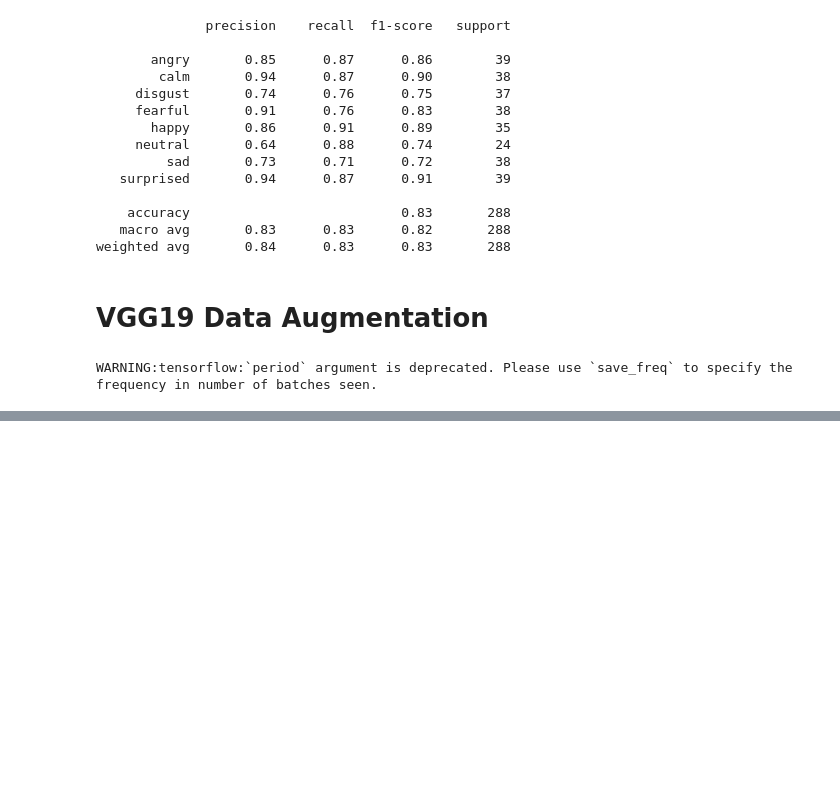
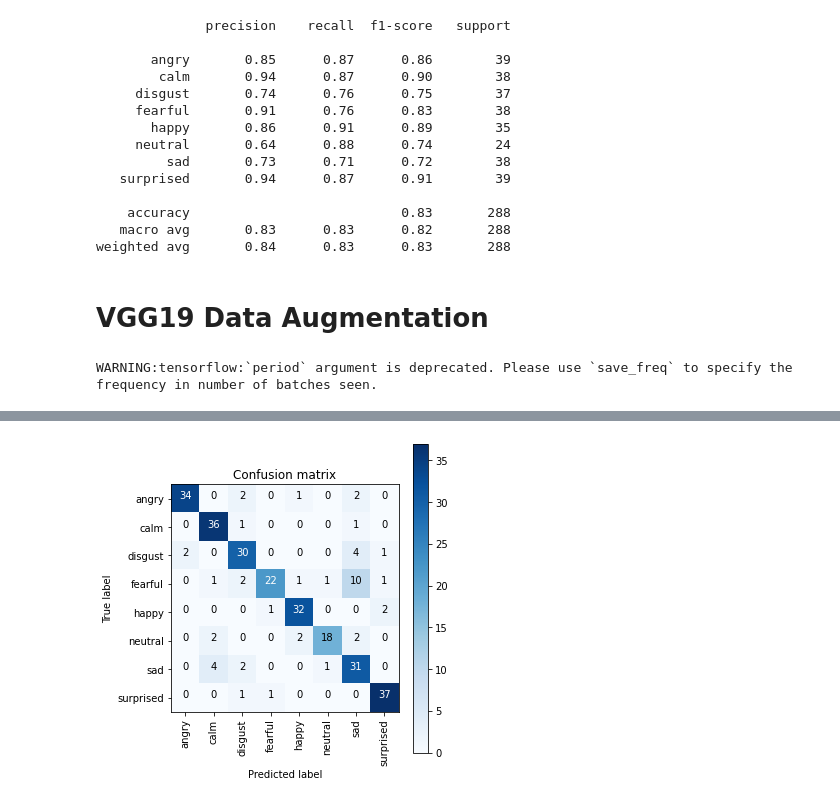
Before and after one commit to mkosaka1/Speech_Emotion_Recognition, a Jupyter notebook: 3. Transfer_Learning - Initial_Model.ipynb, the cells around one changed output, grey strips where cells are left out. Cells and saved outputs as stored; diff of their text form; code cells hidden in the pictures; blank space fills up the shorter version.

Commit message:
added confusion matrix

```diff
--- a/3. Transfer_Learning - Initial_Model.ipynb
+++ b/3. Transfer_Learning - Initial_Model.ipynb
@@ -1383,3 +1383,13 @@ plt.show()
+# %%
+y_pred = model.predict(X_test)
+Y_pred_classes = np.argmax(y_pred,axis=1)
+Y_true = np.argmax(y_test,axis=1)
+dict_characters = {0: 'angry', 1: 'calm', 2: 'disgust', 3: 'fearful', 4: 'happy', 5: 'neutral', 6: 'sad', 7: 'surprised'}
+confusion_mtx = confusion_matrix(Y_true, Y_pred_classes)
+plot_confusion_matrix(confusion_mtx, classes = list(dict_characters.values()))
+plt.show()
+# %% [output]
+[figure, added]
 # %%
 from sklearn.metrics import classification_report
 print(classification_report(Y_true, Y_pred_classes, target_names = ['angry','calm','disgust','fearful','happy','neutral','sad','surprised']))
```
Also changed, not shown: parts of 7 cells of this notebook.
